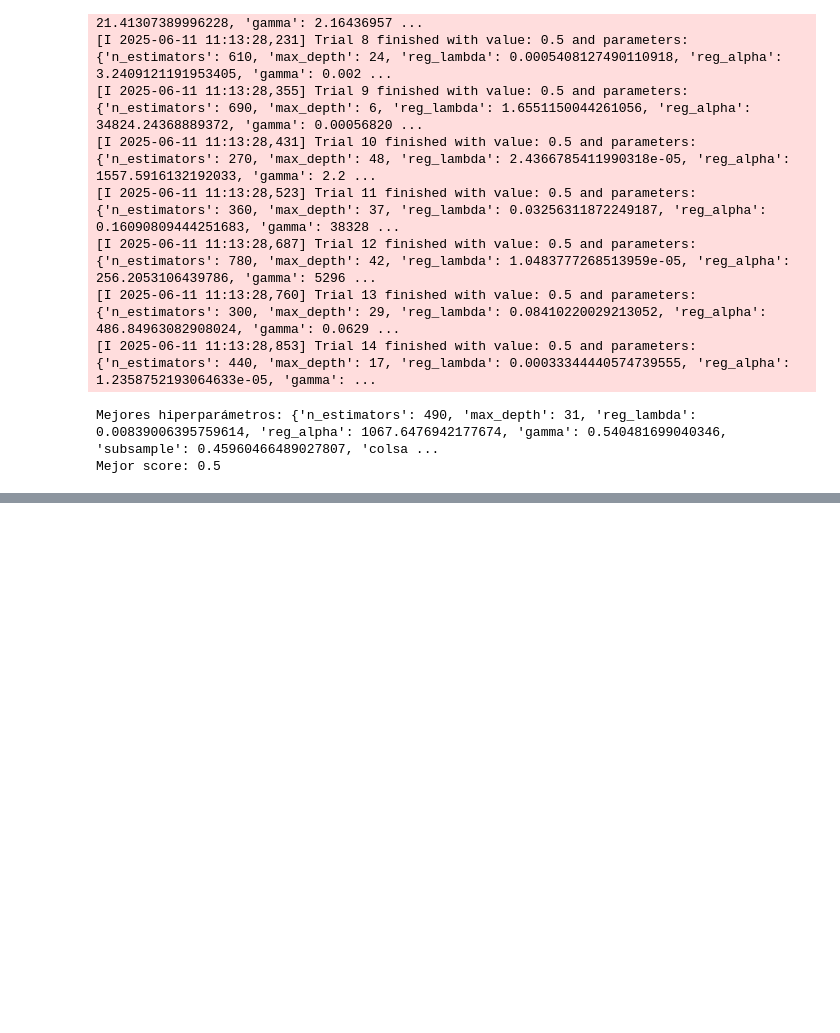
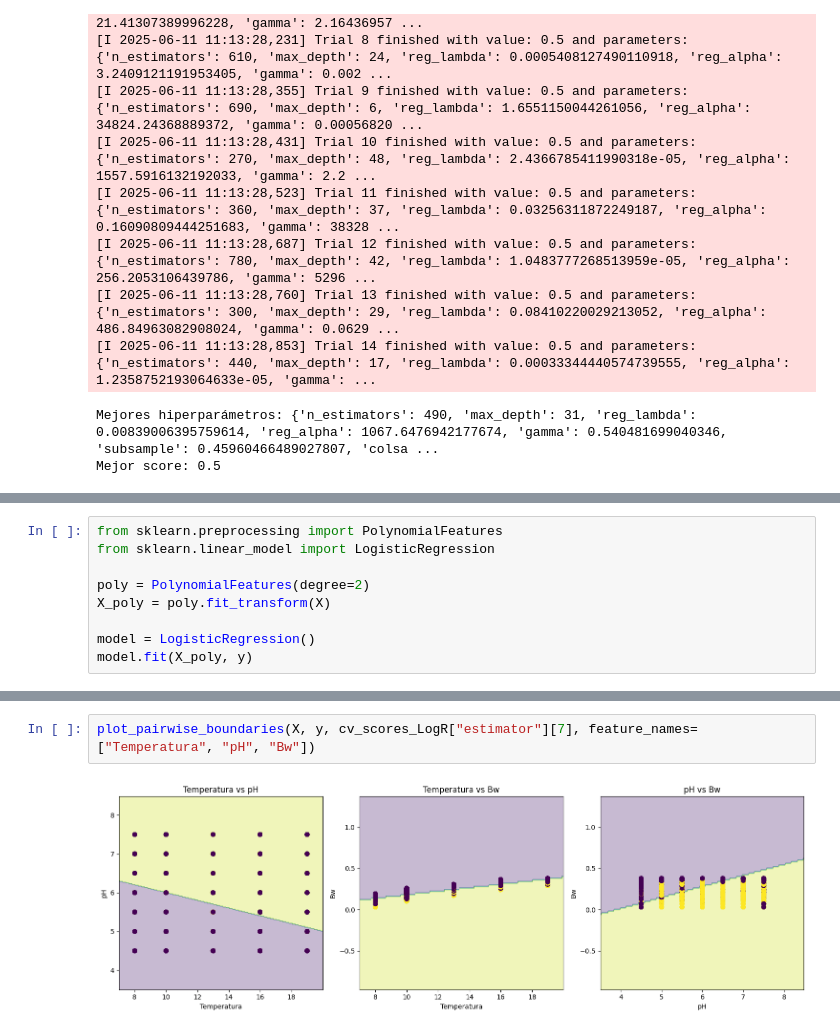
Before and after one commit to dhprieto/datos_Alberto, a Jupyter notebook: datos_alberto_explore.ipynb, the cells around one changed output, grey strips where cells are left out. Drawn from its saved outputs; the diff is of its cells as text; blank space fills up the shorter version.

Commit message:
logistic reg added

```diff
--- a/datos_alberto_explore.ipynb
+++ b/datos_alberto_explore.ipynb
@@ -429,0 +684,9 @@ Mejor score: 0.5
+# %%
+from sklearn.preprocessing import PolynomialFeatures
+from sklearn.linear_model import LogisticRegression
+
+poly = PolynomialFeatures(degree=2)
+X_poly = poly.fit_transform(X)
+
+model = LogisticRegression()
+model.fit(X_poly, y)
@@ -429,0 +801,4 @@ Mejor score: 0.5
+# %%
+plot_pairwise_boundaries(X, y, cv_scores_LogR["estimator"][7], feature_names=["Temperatura", "pH", "Bw"])
+# %% [output]
+[figure, added]
```
Also changed, not shown: parts of 10 cells of this notebook.
